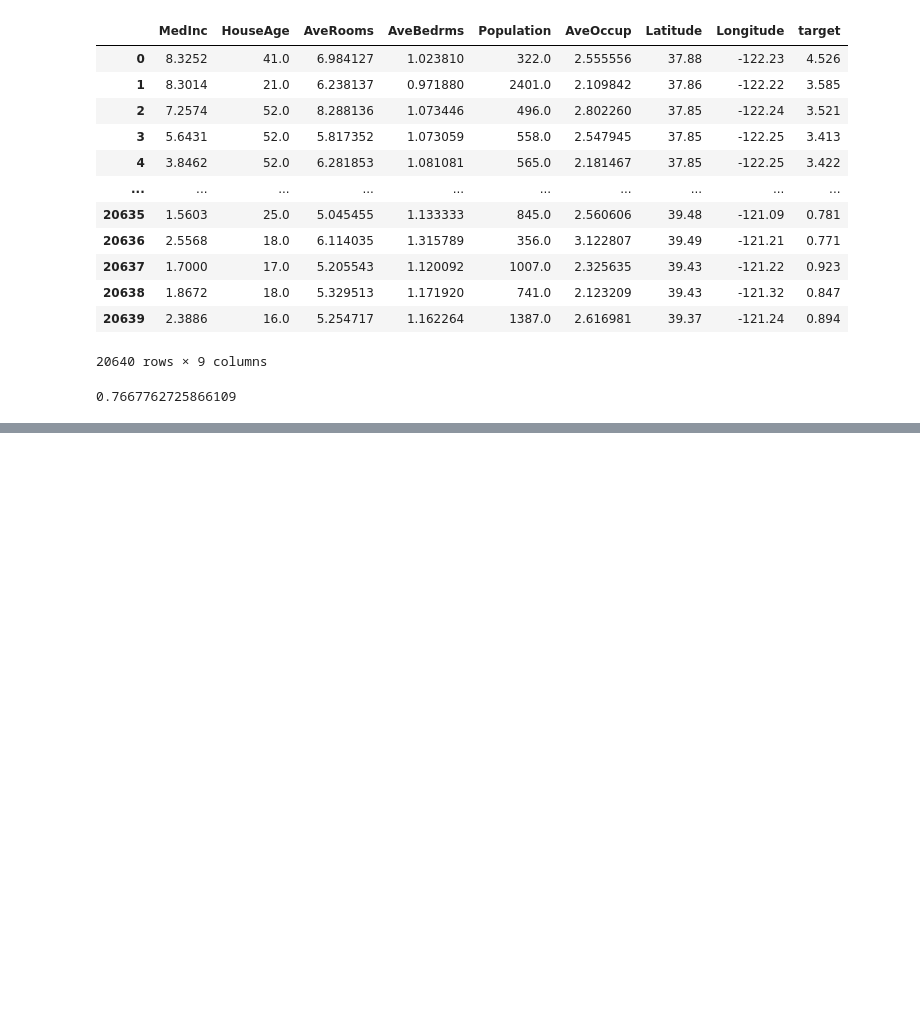
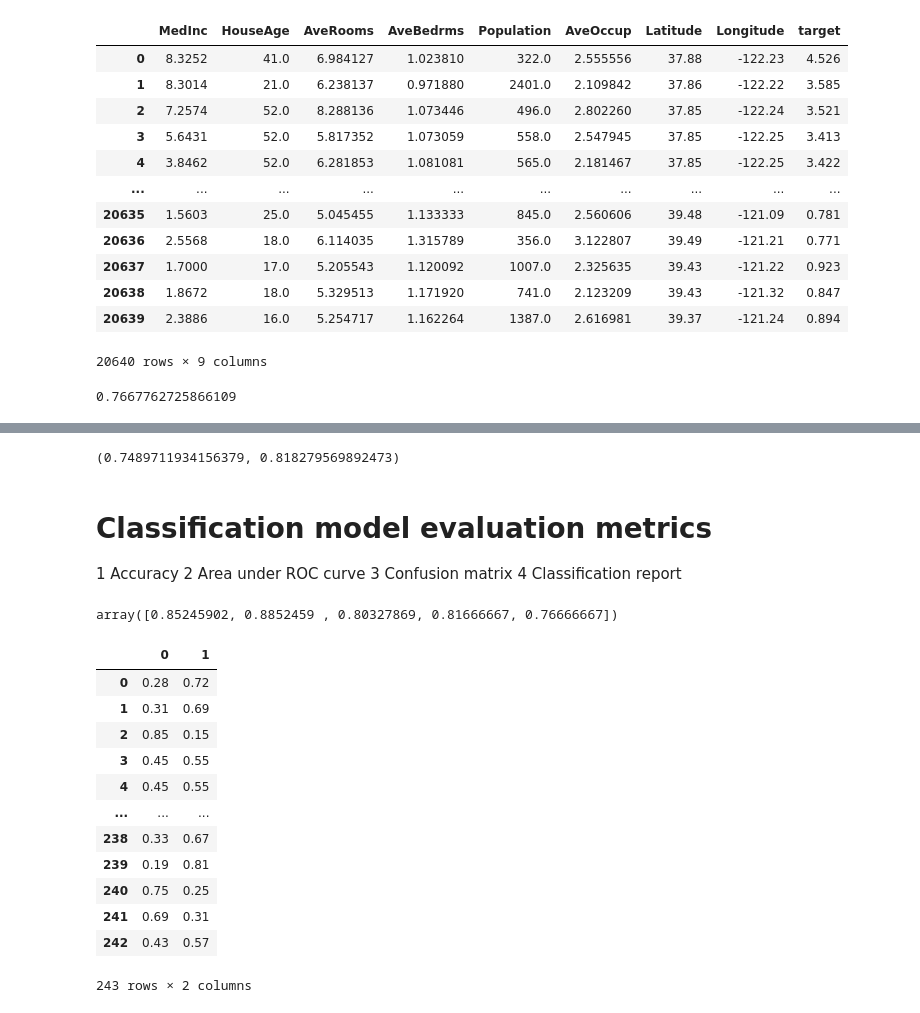
Before and after one commit to abdullahsultan/ML_Understanding, a Jupyter notebook: SciKit-LearnNoteBook.ipynb, the cells around one changed output, grey strips where cells are left out. Cells and saved outputs as stored; diff of their text form; code cells hidden in the pictures; blank space fills up the shorter version.

```diff
--- a/SciKit-LearnNoteBook.ipynb
+++ b/SciKit-LearnNoteBook.ipynb
@@ -354,0 +485,41 @@ clf.score(Xtest, Ytest)
+# %%
+clf.score(Xtest, Ytest),  np.mean(Accuracies_DF["Accuracy"])
+# %% [output]
+(0.7489711934156379, 0.818279569892473)
+# %% [markdown]
+# Classification model evaluation metrics
+1 Accuracy
+2 Area under ROC curve
+3 Confusion matrix
+4 Classification report
+# %%
+#Accuracy
+from sklearn.model_selection import cross_val_score
+cross_val_score(clf,X,Y, cv=5)
+# %% [output]
+array([0.85245902, 0.8852459 , 0.80327869, 0.81666667, 0.76666667])
+# %%
+# 2 Area under ROC
+#ROC curve are comparison of model's true positive rate vs flase positive rate
+# True positive = model predicts 1 when truth is 1
+# False Positive = model predicts 1 turth is 0
+# True Negative = model predicts 0 when truth is 0
+# False Negative = model predicts 0 when truth is 1
+
+from sklearn.metrics import roc_curve
+y_probs = clf.predict_proba(Xtest)
+pd.DataFrame(y_probs)
+# %% [output]
+|  | 0 | 1 |
+| 0 | 0.28 | 0.72 |
+| 1 | 0.31 | 0.69 |
+| 2 | 0.85 | 0.15 |
+| 3 | 0.45 | 0.55 |
+| 4 | 0.45 | 0.55 |
+| ... | ... | ... |
+| 238 | 0.33 | 0.67 |
+| 239 | 0.19 | 0.81 |
+| 240 | 0.75 | 0.25 |
+| 241 | 0.69 | 0.31 |
+| 242 | 0.43 | 0.57 |
+243 rows × 2 columns
```
Also changed, not shown: parts of 25 cells of this notebook, 1 other file.
